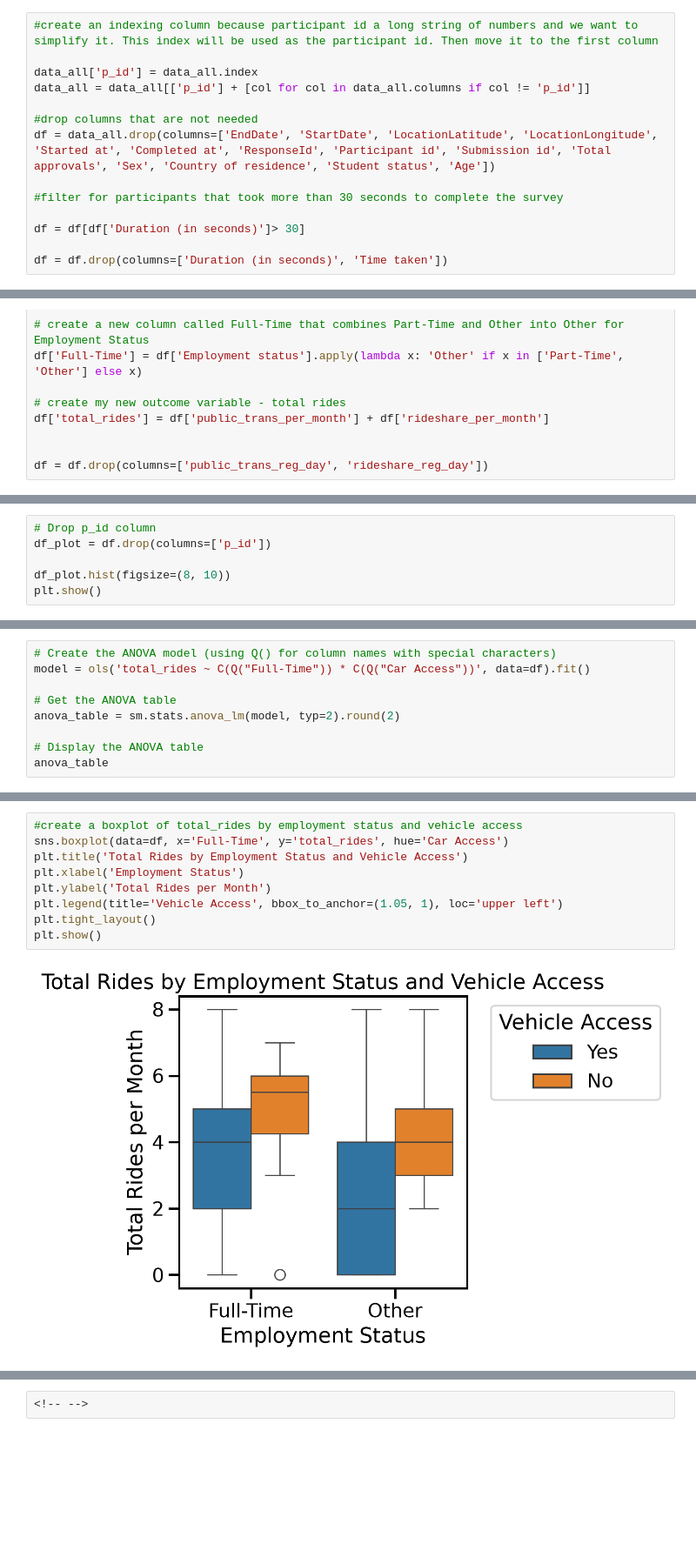
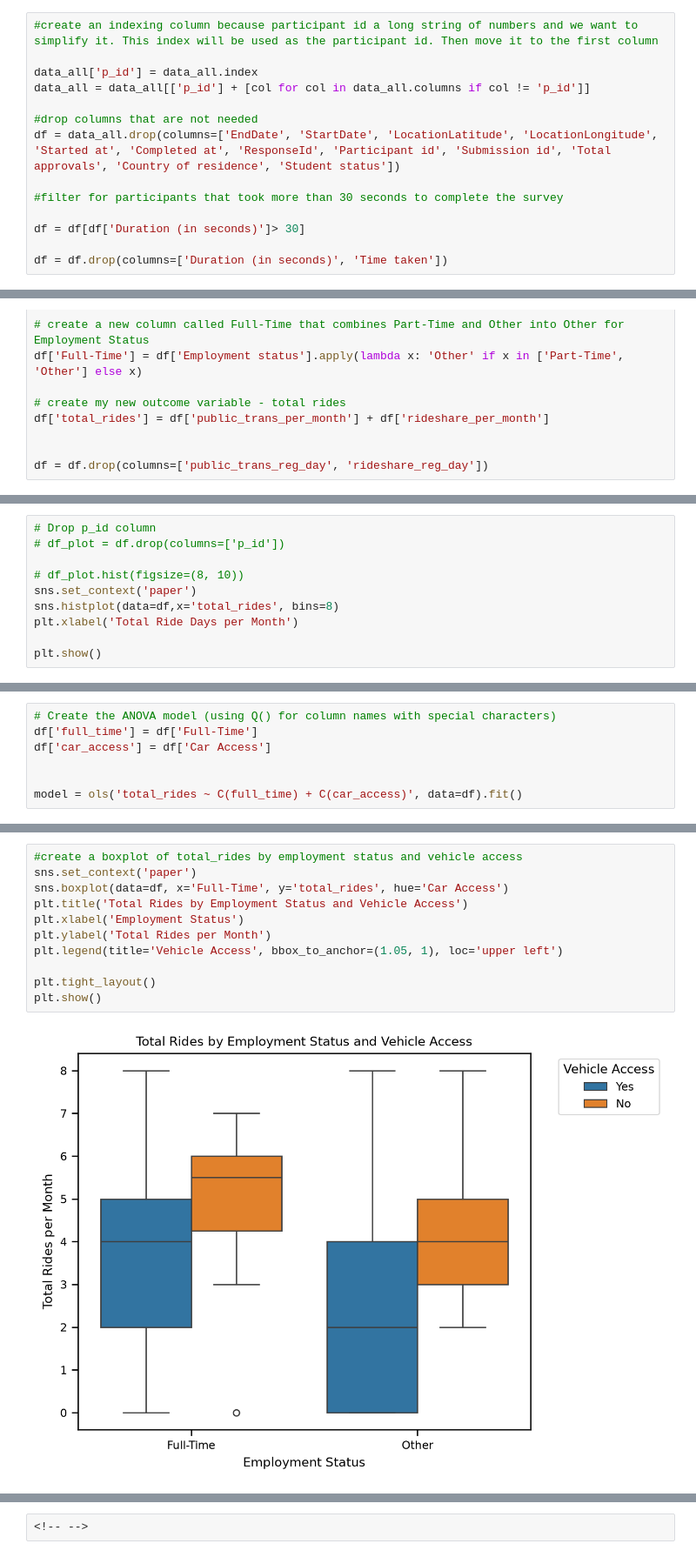
Before and after one commit to RachelRapier/psych_755_project, a Jupyter notebook: _manuscript/index.embed.ipynb, the cells around one changed output, grey strips where cells are left out. Shown at 87% size. Cells and saved outputs as stored; diff of their text form; blank space fills up the shorter version.

```diff
--- a/_manuscript/index.embed.ipynb
+++ b/_manuscript/index.embed.ipynb
@@ -63,7 +55,7 @@ data_all['p_id'] = data_all.index
 data_all = data_all[['p_id'] + [col for col in data_all.columns if col != 'p_id']]
 
 #drop columns that are not needed
-df = data_all.drop(columns=['EndDate', 'StartDate', 'LocationLatitude', 'LocationLongitude', 'Started at', 'Completed at', 'ResponseId', 'Participant id', 'Submission id', 'Total approvals', 'Sex', 'Country of residence', 'Student status', 'Age'])
+df = data_all.drop(columns=['EndDate', 'StartDate', 'LocationLatitude', 'LocationLongitude', 'Started at', 'Completed at', 'ResponseId', 'Participant id', 'Submission id', 'Total approvals', 'Country of residence', 'Student status'])
 
 #filter for participants that took more than 30 seconds to complete the survey
 
@@ -162,8 +164,12 @@ desc_stats = desc_stats.reset_index(drop=True).set_index('Variable').drop(column
 desc_stats
 # %%
 # Drop p_id column
-df_plot = df.drop(columns=['p_id'])
+# df_plot = df.drop(columns=['p_id'])
 
-df_plot.hist(figsize=(8, 10))
+# df_plot.hist(figsize=(8, 10))
+sns.set_context('paper')
+sns.histplot(data=df,x='total_rides', bins=8)
+plt.xlabel('Total Ride Days per Month')
+
 plt.show()
 # %% [output]
@@ -283,9 +292,7 @@ cross_tab
 # %%
 # Create the ANOVA model (using Q() for column names with special characters)
-model = ols('total_rides ~ C(Q("Full-Time")) * C(Q("Car Access"))', data=df).fit()
+df['full_time'] = df['Full-Time']
+df['car_access'] = df['Car Access']
 
-# Get the ANOVA table
-anova_table = sm.stats.anova_lm(model, typ=2).round(2)
 
-# Display the ANOVA table
-anova_table
+model = ols('total_rides ~ C(full_time) + C(car_access)', data=df).fit()
@@ -296,14 +331,16 @@ anova_table
 # %%
 #create a boxplot of total_rides by employment status and vehicle access
+sns.set_context('paper')
 sns.boxplot(data=df, x='Full-Time', y='total_rides', hue='Car Access')
 plt.title('Total Rides by Employment Status and Vehicle Access')
 plt.xlabel('Employment Status')
 plt.ylabel('Total Rides per Month')
 plt.legend(title='Vehicle Access', bbox_to_anchor=(1.05, 1), loc='upper left')
+
 plt.tight_layout()
 plt.show()
 # %% [output]
-[figure, old version]
+[figure, new version]
 # %% [markdown]
 # Conclusion, Future Directions, & Limitations
 
```
Also changed, not shown: parts of 28 cells of this notebook, 27 other files.
